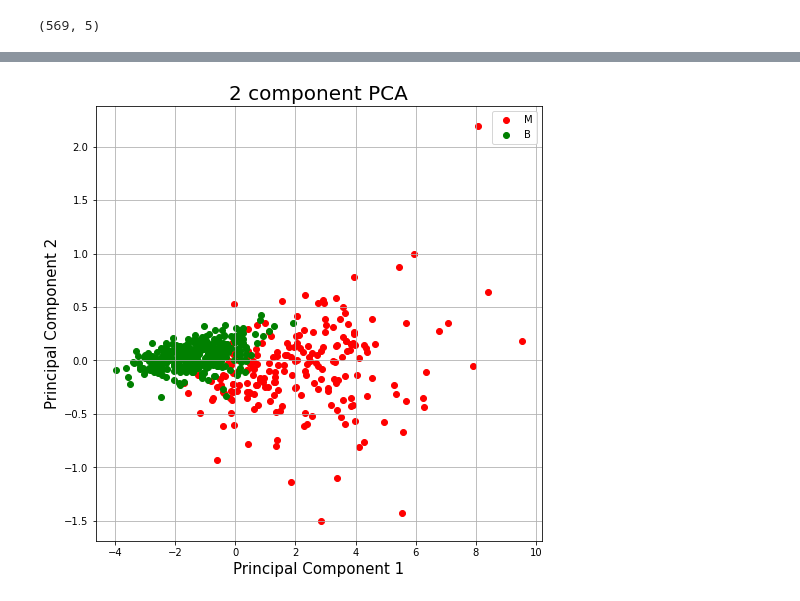
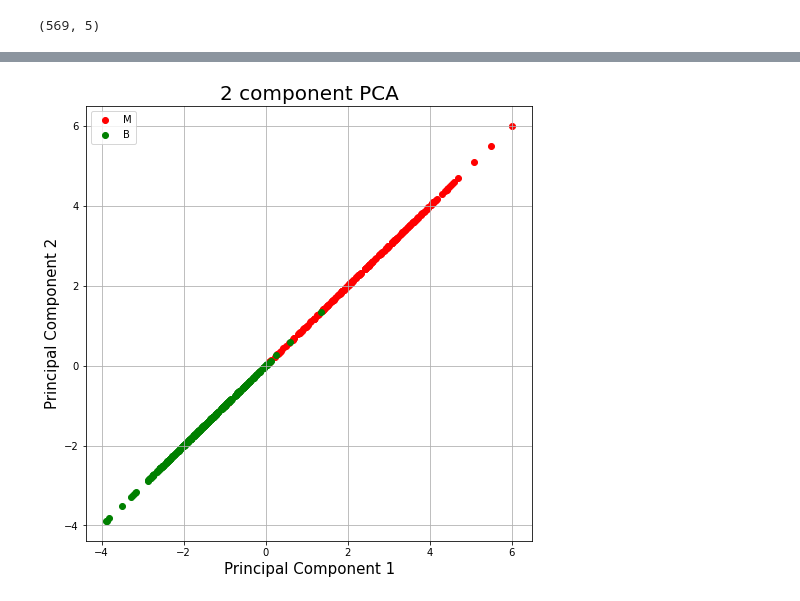
Before and after one commit to hananlu/SLOuas, a Jupyter notebook: Cancer_Clustering_LDA.ipynb, the cells around one changed output, grey strips where cells are left out. Saved outputs shown, nothing was run; the diff lists cells and outputs as text; code cells hidden in the pictures.

```diff
--- a/Cancer_Clustering_LDA.ipynb
+++ b/Cancer_Clustering_LDA.ipynb
@@ -107,8 +103,8 @@ x.shape
 # %%
 from sklearn.discriminant_analysis import LinearDiscriminantAnalysis
-lda = LinearDiscriminantAnalysis(n_components=2)
-principalComponents = lda.fit_transform(x)
+lda = LinearDiscriminantAnalysis(n_components=1)
+principalComponents = lda.fit(x, y).transform(x)
 principalDf = pd.DataFrame(data = principalComponents
-             , columns = ['principal component 1', 'principal component 2'])
+             , columns = ['principal component 1'])
 principalDf.head()
 # %% [output]
@@ -116,3 +117,3 @@ TypeError: ignored
 # %%
-pd_y = pd.DataFrame(y, columns = ['target'])
+pd_y = pd.DataFrame((y), columns = ['target'])
 pd_y.head()
@@ -129,6 +137,5 @@ finalDf.head()
 # %%
 import matplotlib.pyplot as plt
-
 fig = plt.figure(figsize = (8,8))
 ax = fig.add_subplot(1,1,1)
 ax.set_xlabel('Principal Component 1', fontsize = 15)
@@ -138,9 +145,9 @@ targets = ['M', 'B']
 colors = ['r', 'g']
 for target, color in zip(targets,colors):
     indicesToKeep = finalDf['target'] == target
-    ax.scatter(finalDf.loc[indicesToKeep, 'principal component 1']
-               , finalDf.loc[indicesToKeep, 'principal component 2']
-               , c = color)
+    ax.scatter(finalDf.loc[indicesToKeep, 'principal component 1'],
+               finalDf.loc[indicesToKeep, 'principal component 1'],
+               c = color)
 ax.legend(targets)
 ax.grid()
 # %% [output]
@@ -180,19 +187,19 @@ finalDf2.head()
 # %%
 import matplotlib.pyplot as plt
 
 fig = plt.figure(figsize = (8,8))
 ax = fig.add_subplot(1,1,1)
 ax.set_xlabel('Principal Component 1', fontsize = 15)
 ax.set_ylabel('Principal Component 2', fontsize = 15)
 ax.set_title('2 component PCA', fontsize = 20)
 targets = ['M', 'B']
 colors = ['r', 'g']
 for target, color in zip(targets,colors):
-    indicesToKeep = finalDf2['diagnosis'] == target
-    ax.scatter(finalDf2.loc[indicesToKeep, 'principal component 1']
-               , finalDf2.loc[indicesToKeep, 'principal component 2']
-               , c = color)
+    indicesToKeep = finalDf['target'] == target
+    ax.scatter(finalDf.loc[indicesToKeep, 'principal component 1'],
+               finalDf.loc[indicesToKeep, 'principal component 1'],
+               c = color)
 ax.legend(targets)
 ax.grid()
 # %% [output]
-[figure, old version]
+[figure, new version]
```
Also changed, not shown: parts of 11 cells of this notebook.
